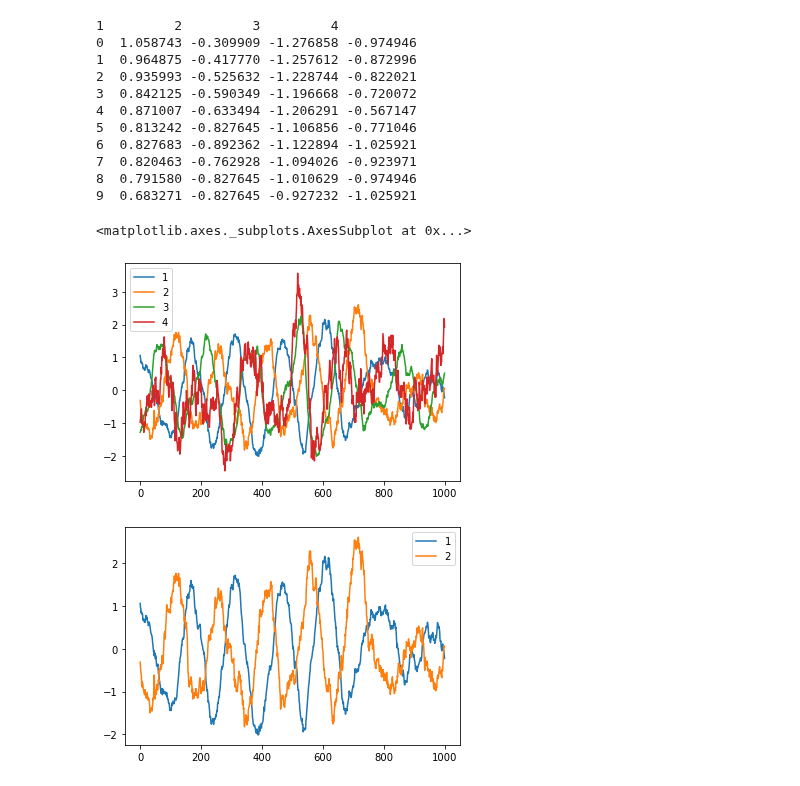
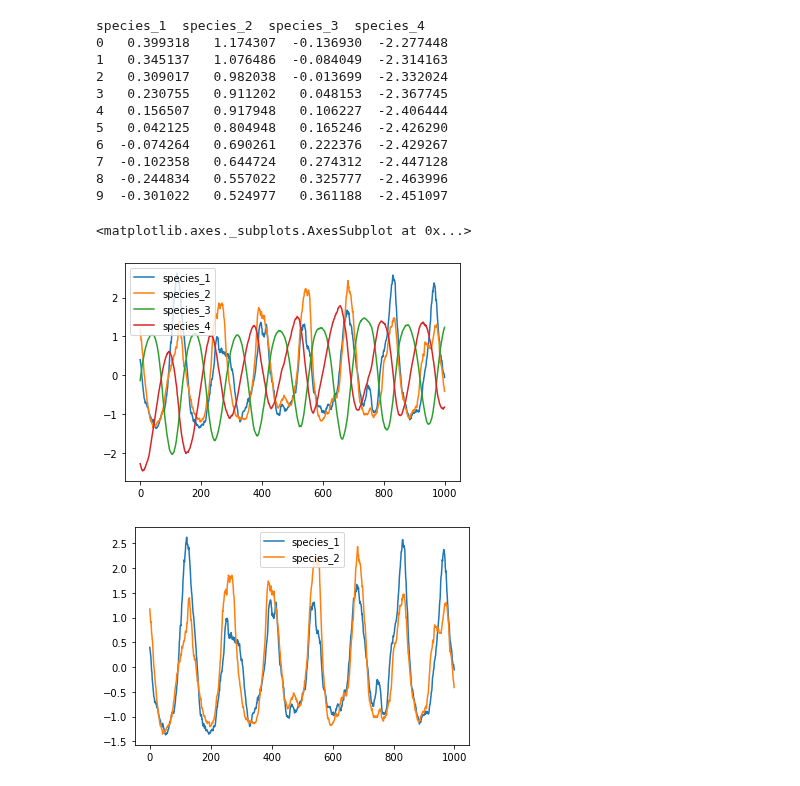
Before and after one commit to AlexisWIT/Causal_Relationship_Inferring, a Jupyter notebook: CCM.ipynb, the cells around one changed output. Drawn from its saved outputs; the diff is of its cells as text; code cells hidden in the pictures.

```diff
--- a/CCM.ipynb
+++ b/CCM.ipynb
@@ -6,12 +7,14 @@ import numpy as np
 import os
 from sklearn import preprocessing
 # %%
-filename = 'data/output_populations_10-5000.csv'
+path = 'c:\\Users\\Tang\\OneDrive - University of Bristol\\MSc project\\Project\\Causal_Relationship_Inferring\\'
+
+filename = 'data/output_populations_5-3000.csv'
 filename2 = 'data/output_pops_E.csv'
 st = 1000
 ed = 2000
 
-file = filename
+file = path+filename
 df = (pd.read_csv(file, sep=",", header=0))[st:ed]
 
 print(df.head(10))
@@ -59,34 +62,34 @@ norm_df[['1','2','3','4']].plot()
 # %%
 # Standardisation
 
-data_df = pd.DataFrame({'1': df['1'], '2': df['2'], '3': df['3'], '4': df['4']})
+data_df = pd.DataFrame({'species_1': df['1'], 'species_2': df['2'], 'species_3': df['3'], 'species_4': df['4']})
 col_names = data_df.columns
 
 # Create the Scaler object
 scaler = preprocessing.StandardScaler()
 
 scaled_df = scaler.fit_transform(data_df)
 scaled_df = pd.DataFrame(scaled_df, columns=col_names)
 
 print(scaled_df.head(10))
-scaled_df[['1','2','3','4']].plot()
-scaled_df[['1','2']].plot()
+scaled_df[['species_1','species_2','species_3','species_4']].plot()
+scaled_df[['species_1','species_2']].plot()
 #scaled_df[['1','4']].plot()
 # %% [output]
-1         2         3         4
-0  1.058743 -0.309909 -1.276858 -0.974946
-1  0.964875 -0.417770 -1.257612 -0.872996
-2  0.935993 -0.525632 -1.228744 -0.822021
-3  0.842125 -0.590349 -1.196668 -0.720072
-4  0.871007 -0.633494 -1.206291 -0.567147
-5  0.813242 -0.827645 -1.106856 -0.771046
-6  0.827683 -0.892362 -1.122894 -1.025921
-7  0.820463 -0.762928 -1.094026 -0.923971
-8  0.791580 -0.827645 -1.010629 -0.974946
-9  0.683271 -0.827645 -0.927232 -1.025921
+species_1  species_2  species_3  species_4
+0   0.399318   1.174307  -0.136930  -2.277448
+1   0.345137   1.076486  -0.084049  -2.314163
+2   0.309017   0.982038  -0.013699  -2.332024
+3   0.230755   0.911202   0.048153  -2.367745
+4   0.156507   0.917948   0.106227  -2.406444
+5   0.042125   0.804948   0.165246  -2.426290
+6  -0.074264   0.690261   0.222376  -2.429267
+7  -0.102358   0.644724   0.274312  -2.447128
+8  -0.244834   0.557022   0.325777  -2.463996
+9  -0.301022   0.524977   0.361188  -2.451097
 <matplotlib.axes._subplots.AxesSubplot at 0x...>
-[figure, old version]
+[figure, new version]
-[figure, old version]
+[figure, new version]
 # %%
 # Embeding Dimension
 
```
Also changed, not shown: parts of 7 cells of this notebook, 7 other files.
